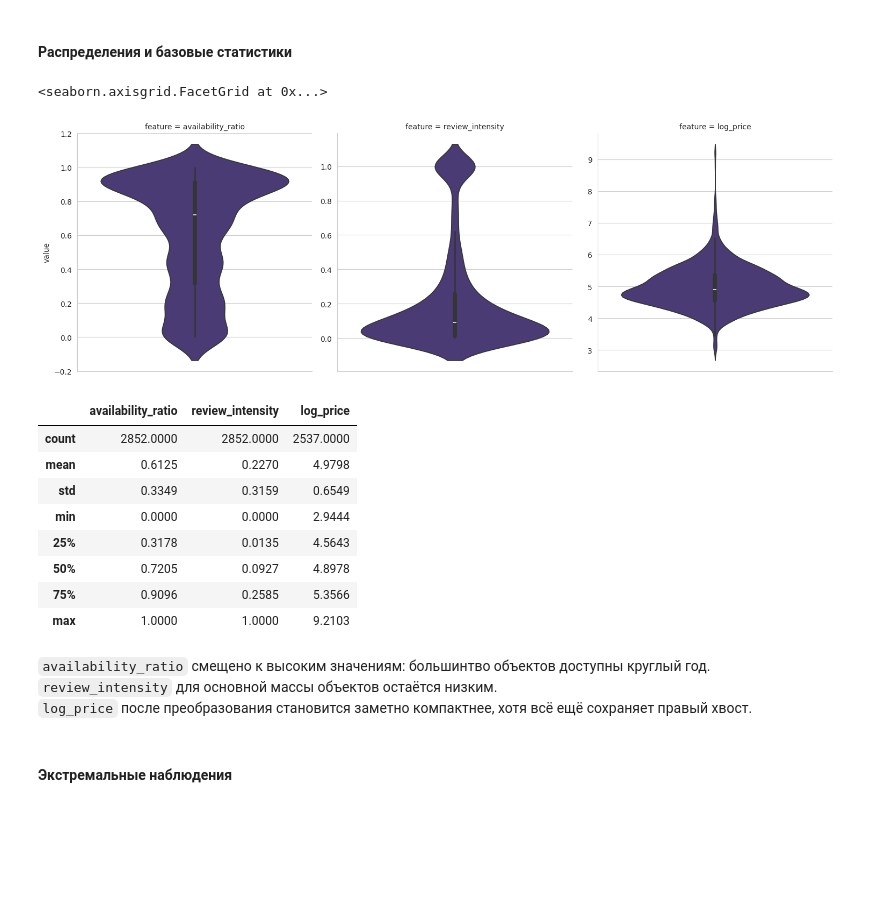
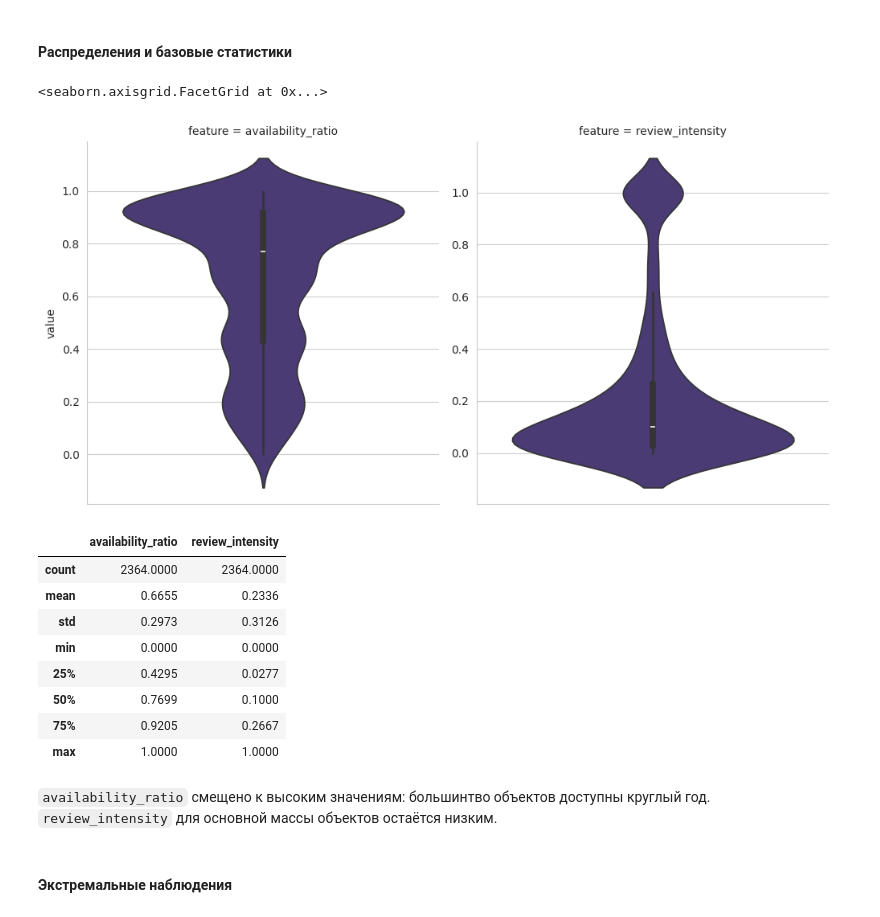
Before and after one commit to nikzhilin/exploratory-analytics, a Jupyter notebook: projects/airbnb_asheville_eda/notebooks/05_derived_feature_analysis.ipynb, the cells around one changed output. Cells and saved outputs as stored; diff of their text form; code cells hidden in the pictures; blank space fills up the shorter version.

```diff
--- a/projects/airbnb_asheville_eda/notebooks/05_derived_feature_analysis.ipynb
+++ b/projects/airbnb_asheville_eda/notebooks/05_derived_feature_analysis.ipynb
@@ -23,7 +23,6 @@ listings = pd.read_parquet("../data/processed/listings_analytics.parquet")
 NUMERIC_COLUMNS = [
     "availability_ratio",
     "review_intensity",
-    "log_price",
 ]
 
 CATEGORICAL_COLUMNS = [
@@ -60,33 +59,32 @@ plt.show()
 # %%
 sns.catplot(
     data=featured_listings[NUMERIC_COLUMNS].melt(
         var_name="feature", value_name="value"
     ),
     y="value",
     kind="violin",
     col="feature",
-    col_wrap=3,
+    col_wrap=2,
     sharey=False,
 )
 # %% [output]
 <seaborn.axisgrid.FacetGrid at 0x...>
-[figure, old version]
+[figure, new version]
 # %%
 listings[NUMERIC_COLUMNS].describe()
 # %% [output]
-|  | availability_ratio | review_intensity | log_price |
-| count | 2852.0000 | 2852.0000 | 2537.0000 |
-| mean | 0.6125 | 0.2270 | 4.9798 |
-| std | 0.3349 | 0.3159 | 0.6549 |
-| min | 0.0000 | 0.0000 | 2.9444 |
-| 25% | 0.3178 | 0.0135 | 4.5643 |
-| 50% | 0.7205 | 0.0927 | 4.8978 |
-| 75% | 0.9096 | 0.2585 | 5.3566 |
-| max | 1.0000 | 1.0000 | 9.2103 |
+|  | availability_ratio | review_intensity |
+| count | 2364.0000 | 2364.0000 |
+| mean | 0.6655 | 0.2336 |
+| std | 0.2973 | 0.3126 |
+| min | 0.0000 | 0.0000 |
+| 25% | 0.4295 | 0.0277 |
+| 50% | 0.7699 | 0.1000 |
+| 75% | 0.9205 | 0.2667 |
+| max | 1.0000 | 1.0000 |
 # %% [markdown]
 `availability_ratio` смещено к высоким значениям: большинтво объектов доступны круглый год.
 `review_intensity` для основной массы объектов остаётся низким.
-`log_price` после преобразования становится заметно компактнее, хотя всё ещё сохраняет правый хвост.
 # %% [markdown]
 #### Экстремальные наблюдения
 # %%
```
Also changed, not shown: parts of 6 cells of this notebook, 8 other files.
